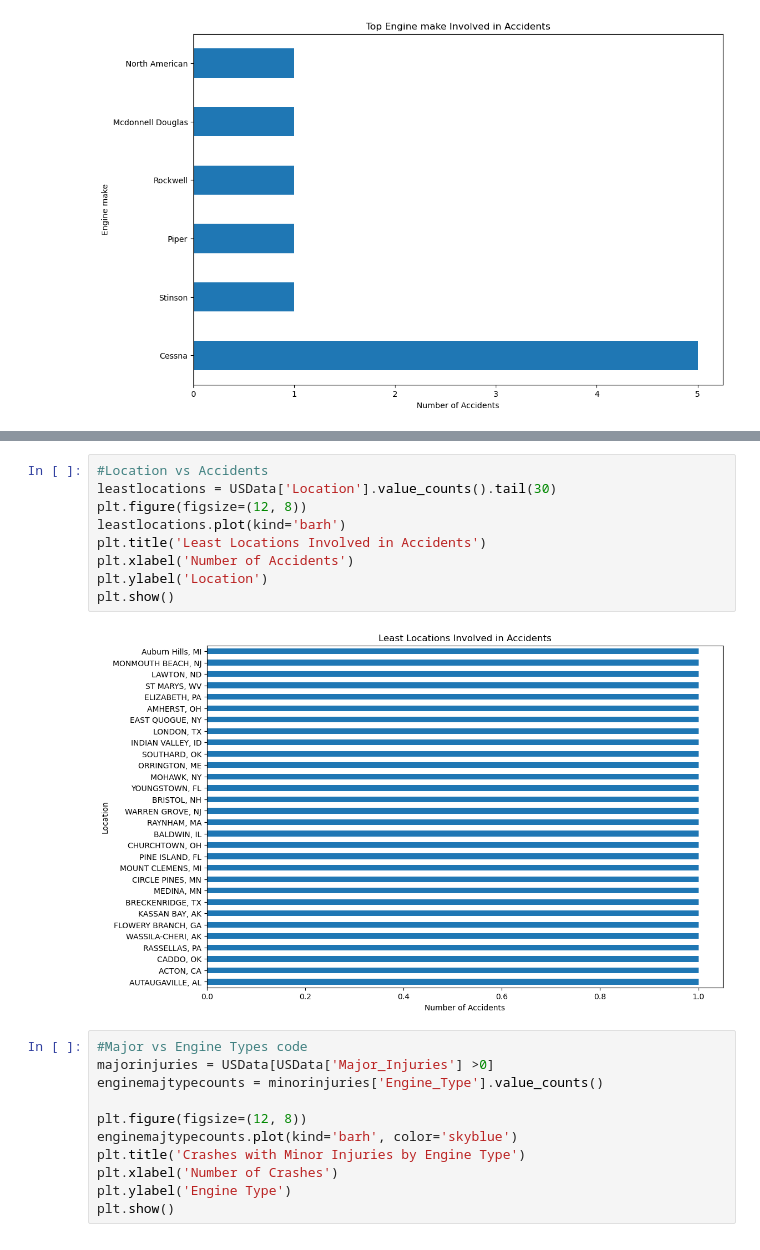
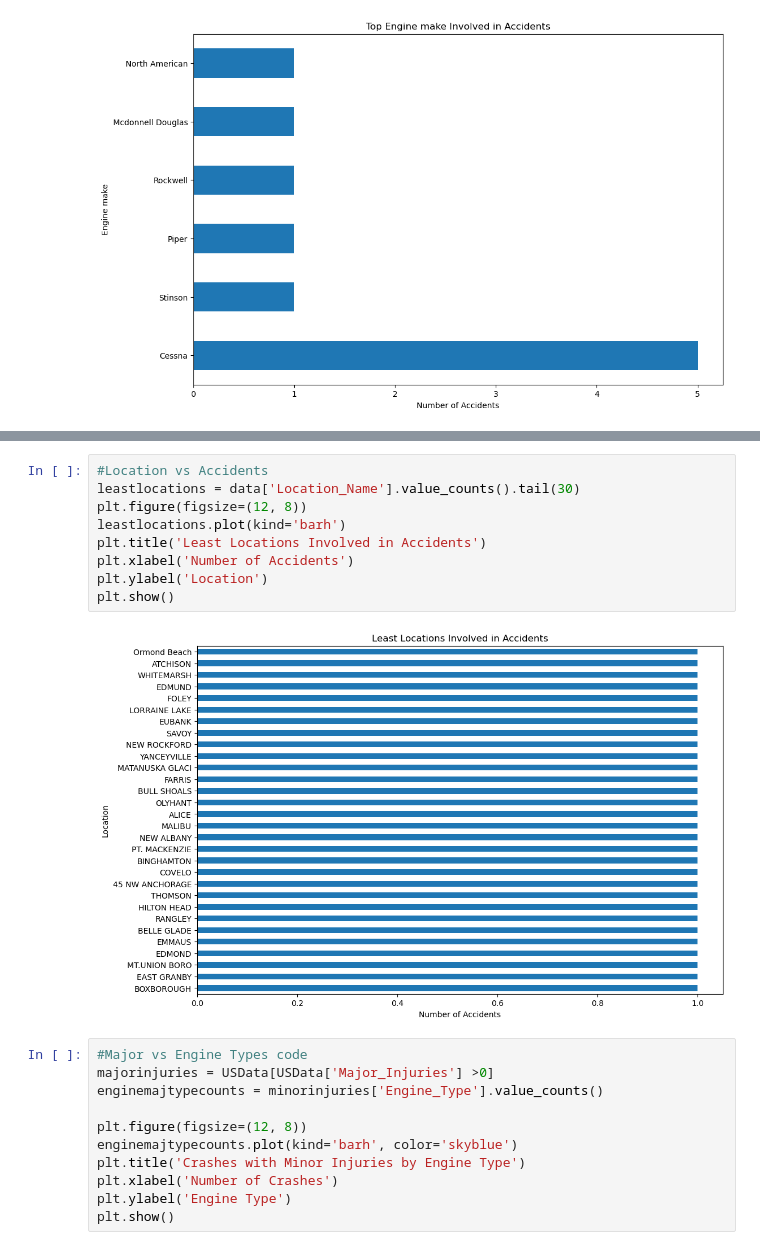
Before and after one commit to Mulwajoseph/Flight-Damage-Stats, a Jupyter notebook: joseph.ipynb, the cells around one changed output, grey strips where cells are left out. Drawn from its saved outputs; the diff is of its cells as text.

```diff
--- a/joseph.ipynb
+++ b/joseph.ipynb
@@ -959,14 +974,14 @@ plt.show()
 # %%
 #Location vs Accidents
-leastlocations = USData['Location'].value_counts().tail(30)
+leastlocations = data['Location_Name'].value_counts().tail(30)
 plt.figure(figsize=(12, 8))
 leastlocations.plot(kind='barh')
 plt.title('Least Locations Involved in Accidents')
 plt.xlabel('Number of Accidents')
 plt.ylabel('Location')
 plt.show()
 # %% [output]
-[figure, old version]
+[figure, new version]
 # %%
 #Major vs Engine Types code
 majorinjuries = USData[USData['Major_Injuries'] >0]
```
Also changed, not shown: parts of 10 cells of this notebook, 9 other files.
